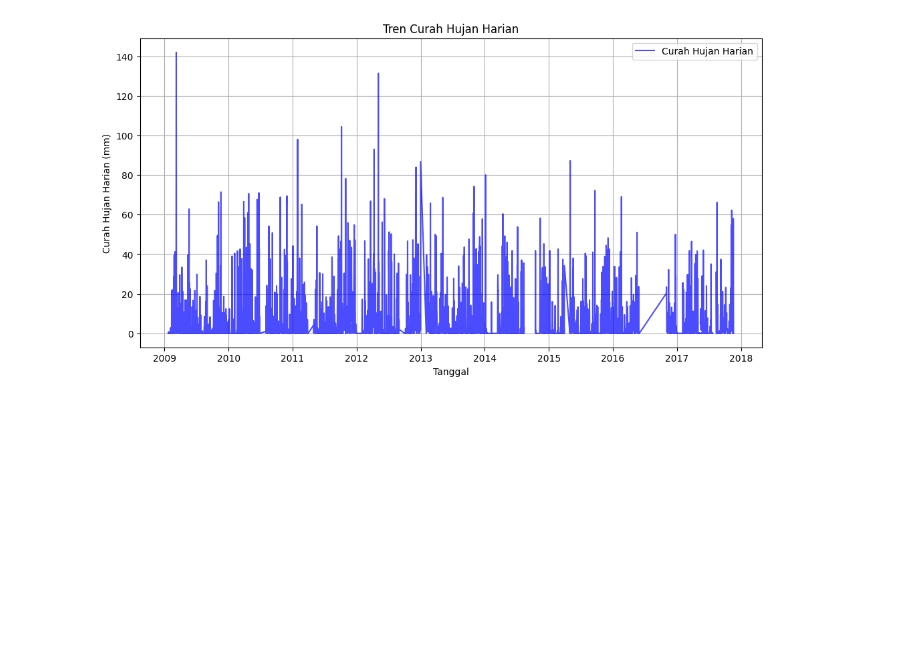
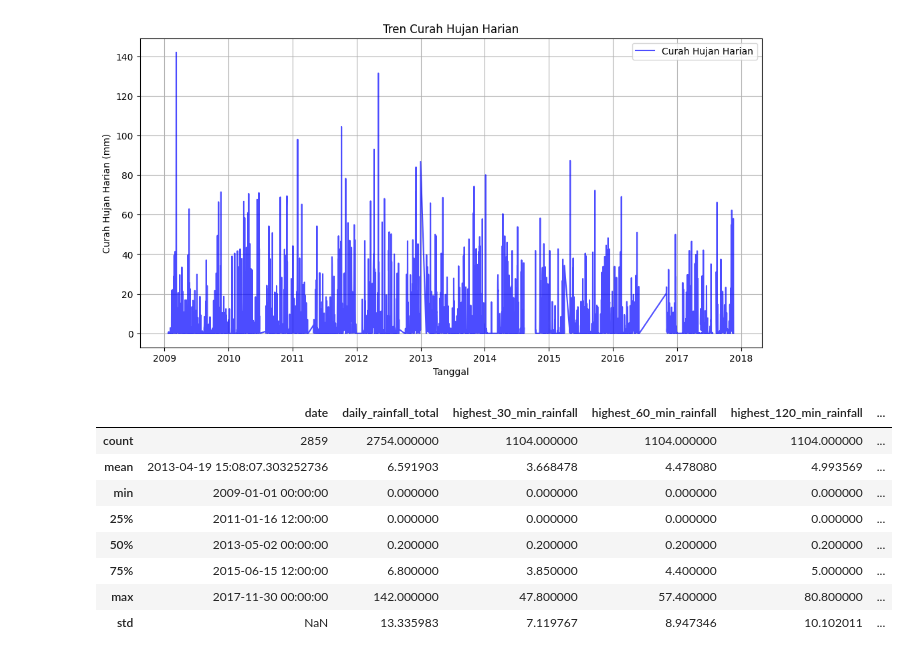
Before and after one commit to mie-intel/AI-WSM, a Jupyter notebook: A.ipynb, the cells around one changed output. Cells and saved outputs as stored; diff of their text form; code cells hidden in the pictures; blank space fills up the shorter version.

```diff
--- a/A.ipynb
+++ b/A.ipynb
@@ -103,3 +152,15 @@ plt.grid()
 plt.show()
 # %% [output]
 [figure]
+# %%
+data.describe()
+# %% [output]
+|  | date | daily_rainfall_total | highest_30_min_rainfall | highest_60_min_rainfall | highest_120_min_rainfall | ... |
+| count | 2859 | 2754.000000 | 1104.000000 | 1104.000000 | 1104.000000 | ... |
+| mean | 2013-04-19 15:08:07.303252736 | 6.591903 | 3.668478 | 4.478080 | 4.993569 | ... |
+| min | 2009-01-01 00:00:00 | 0.000000 | 0.000000 | 0.000000 | 0.000000 | ... |
+| 25% | 2011-01-16 12:00:00 | 0.000000 | 0.000000 | 0.000000 | 0.000000 | ... |
+| 50% | 2013-05-02 00:00:00 | 0.200000 | 0.200000 | 0.200000 | 0.200000 | ... |
+| 75% | 2015-06-15 12:00:00 | 6.800000 | 3.850000 | 4.400000 | 5.000000 | ... |
+| max | 2017-11-30 00:00:00 | 142.000000 | 47.800000 | 57.400000 | 80.800000 | ... |
+| std | NaN | 13.335983 | 7.119767 | 8.947346 | 10.102011 | ... |
```
Also changed, not shown: parts of 12 cells of this notebook.
